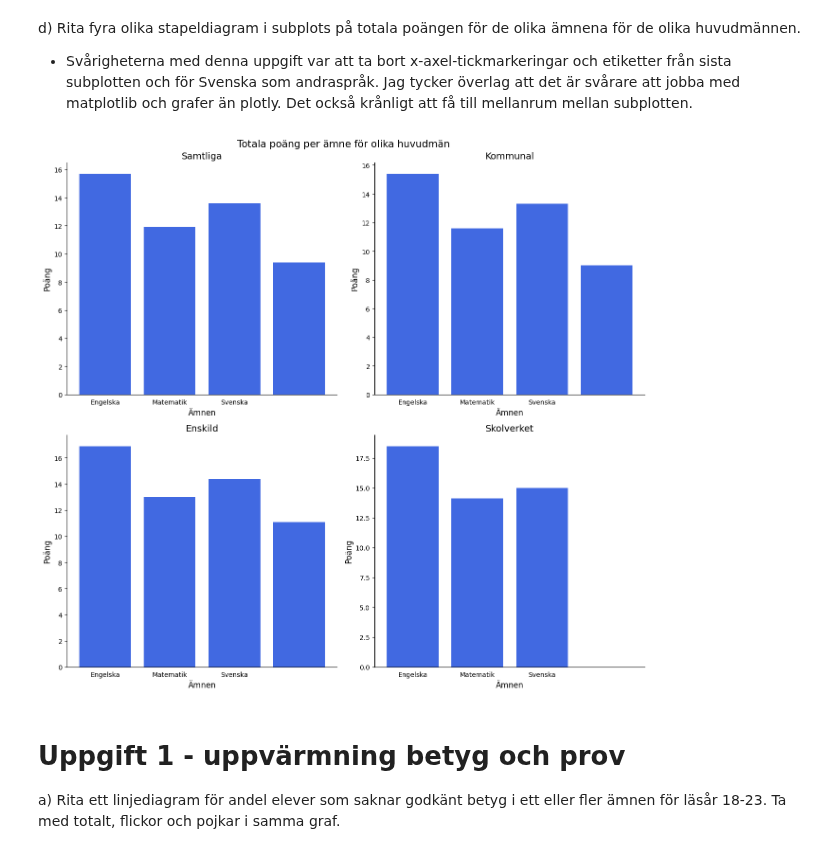
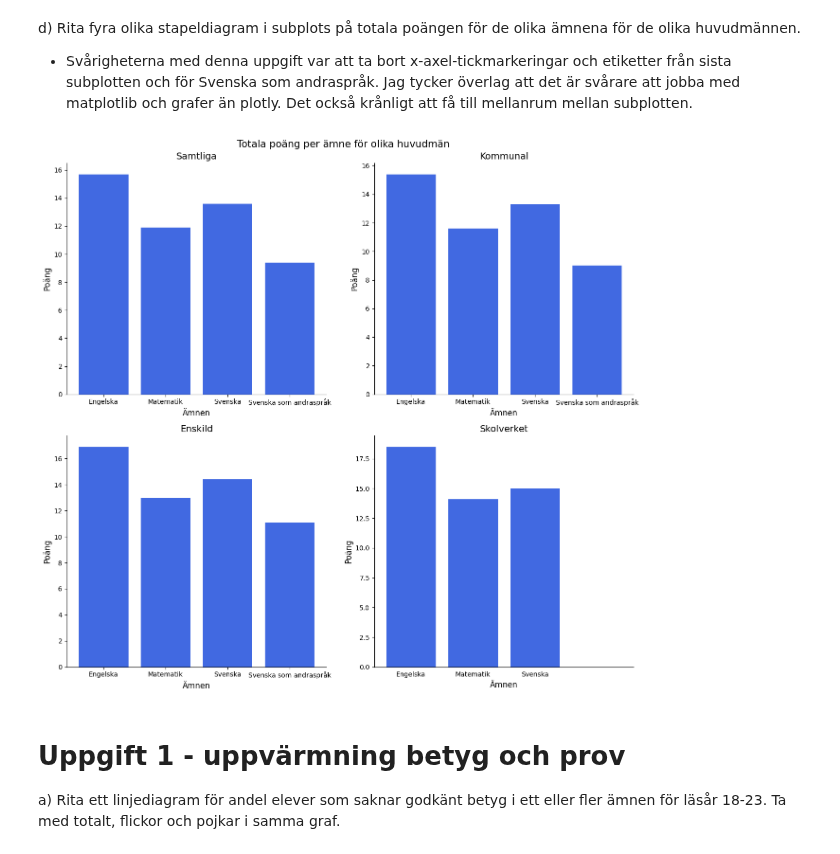
Before and after one commit to LouiseLuoto/Python-Louise-Luoto-OPA23, a Jupyter notebook: Laboration2/code.ipynb, the cells around one changed output. Drawn from its saved outputs; the diff is of its cells as text; code cells hidden in the pictures.

Commit message:
removed tick marks and labels 0d)

```diff
--- a/Laboration2/code.ipynb
+++ b/Laboration2/code.ipynb
@@ -112,39 +112,41 @@ def plot_subplots(df_dict):
 
     fig, ax = plt.subplots(2, 2, figsize=(13, 12))
     fig.suptitle("Totala poäng per ämne för olika huvudmän", fontsize=15)
 
     for i, h in enumerate(principals):
         total_points = []
         for subject in subjects:
             if subject != "Rapportbeskrivning och def.":
                 try:
                     df_huvudman = df_dict[subject][df_dict[subject]["Huvudman"] == h]
                     total_point = float(df_huvudman.iloc[0]["Totalt (poäng)"])
                     total_points.append(total_point)
                 except (ValueError, KeyError, IndexError):
                     total_points.append(0)
 
         row = i // 2
         col = i % 2
 
         ax[row, col].bar(subjects[:-1], total_points, color="royalblue")
         ax[row, col].set_title(f'{h}', fontsize=14)
-        if "Svenska som andraspråk" in subjects:
-            ax[row, col].tick_params(axis="x", which="both", bottom=False)
-            for label in ax[row, col].get_xticklabels():
-                if label.get_text() not in ["Engelska", "Matematik", "Svenska"]:
-                    label.set_visible(False)
         ax[row, col].set_ylabel("Poäng", fontsize=12)
         ax[row, col].set_xlabel("Ämnen", fontsize=12)
         ax[row, col].tick_params(axis="x", rotation=0)
         ax[row, col].spines[["top", "right"]].set_visible(False)
 
+        # Kontrollera om den aktuella plotten är den sista och om ämnet är "Svenska som andraspråk"
+        if i == len(principals) - 1 and "Svenska som andraspråk" in subjects:
+            ax[row, col].tick_params(axis="x", which="both", bottom=False)
+            for label in ax[row, col].get_xticklabels():
+                if label.get_text() not in ["Engelska", "Matematik", "Svenska"]:
+                    label.set_visible(False)
+
     plt.tight_layout(rect=[0, 0, 1, 1])
     plt.show()
 
 plot_subplots(df_riket)
 # %% [output]
-[figure, old version]
+[figure, new version]
 # %% [markdown]
 # Uppgift 1 - uppvärmning betyg och prov
 a) Rita ett linjediagram för andel elever som saknar godkänt betyg i ett eller fler ämnen för läsår 18-23. Ta med totalt,
```
